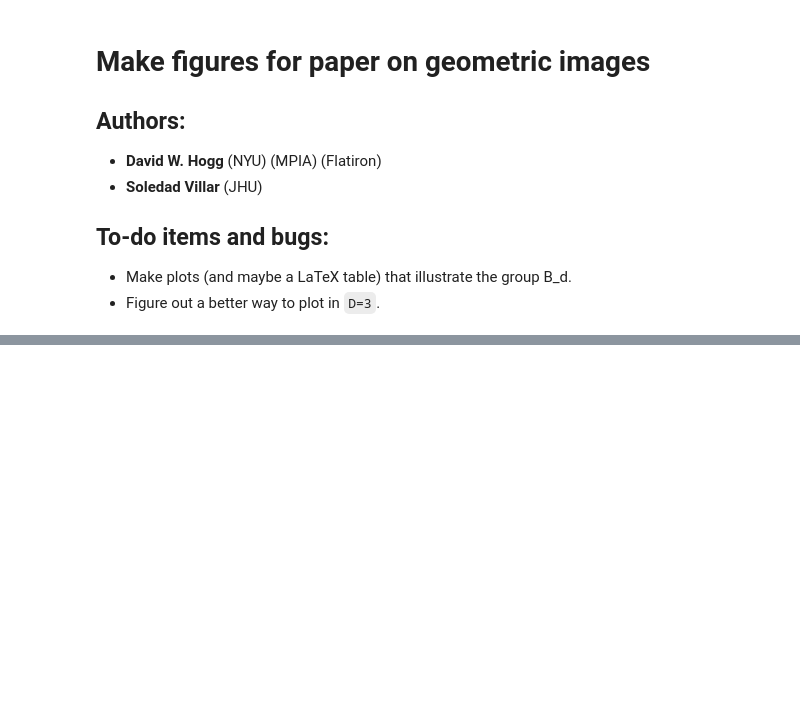
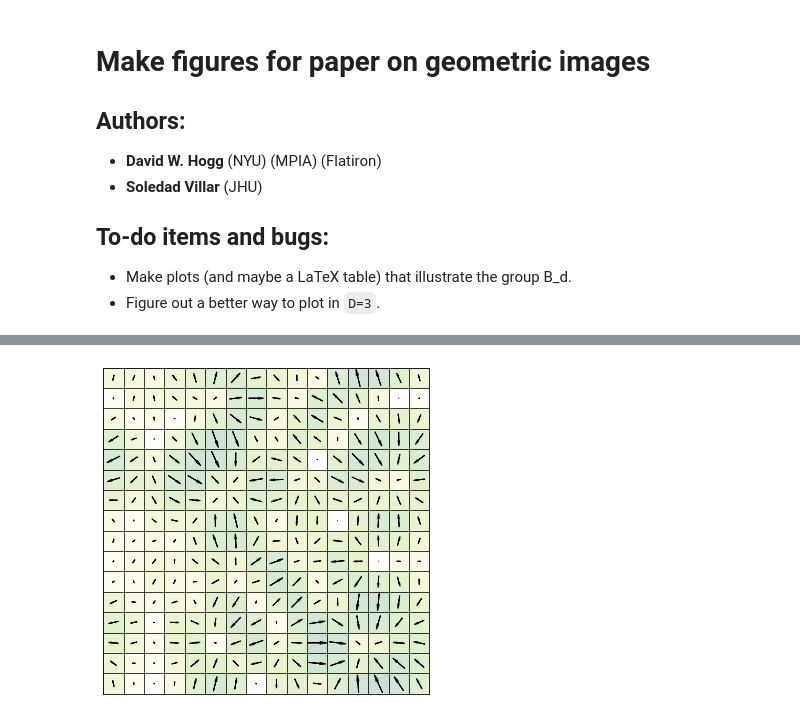
Before and after one commit to WilsonGregory/ginjax, a Jupyter notebook: notebooks/make_figures_for_paper.ipynb, the cells around one changed output, grey strips where cells are left out. Drawn from its saved outputs; the diff is of its cells as text; code cells hidden in the pictures; blank space fills up the shorter version.

```diff
--- a/notebooks/make_figures_for_paper.ipynb
+++ b/notebooks/make_figures_for_paper.ipynb
@@ -116,2 +151,6 @@ fig = utils.plot_image(monomials[1][1][0]) # scalar image convolved with scalar
 # %%
 fig = utils.plot_image(monomials[1][2][0]) #scalar image convolved with vector filter
+if save_plots:
+    plt.savefig(save_folder + 'img_convolved_vector_ff.pdf', bbox_inches='tight')
+# %% [output]
+[figure, added]
```
Also changed, not shown: parts of 12 cells of this notebook.
